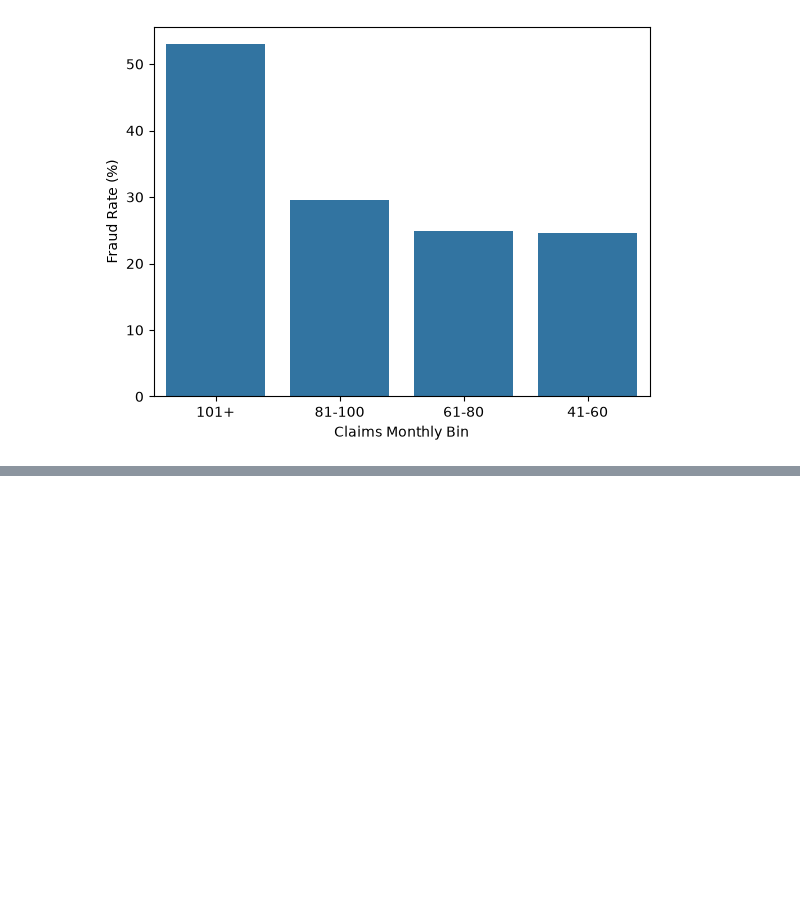
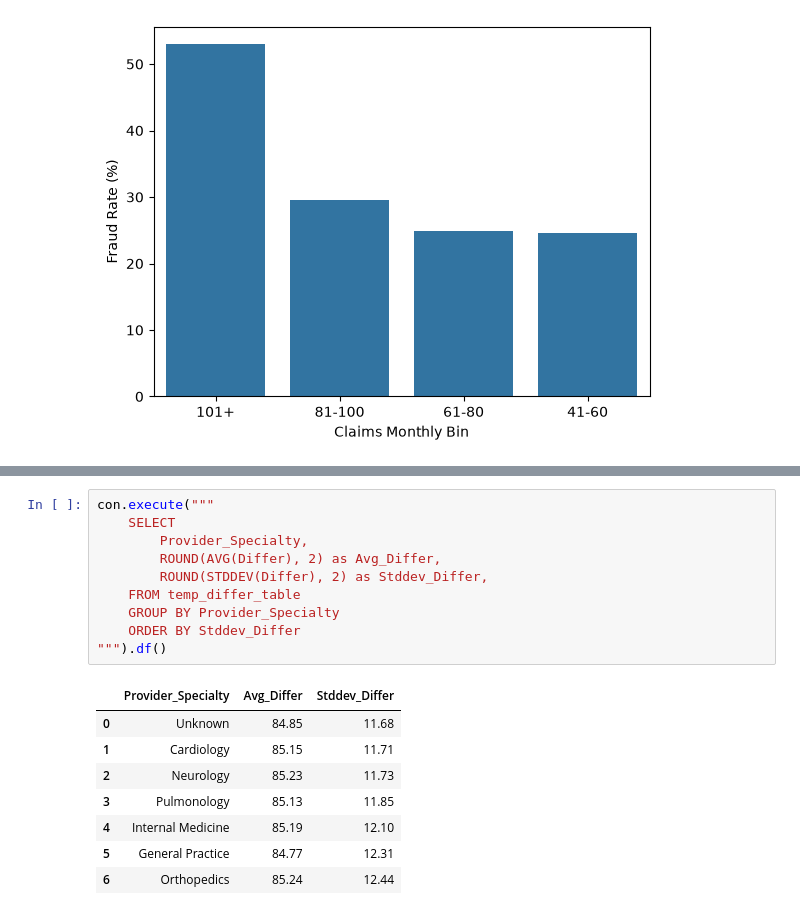
Before and after one commit to jscode-1302/claims_analysis, a Jupyter notebook: notebooks/analysis.ipynb, the cells around one changed output, grey strips where cells are left out. Cells and saved outputs as stored; diff of their text form; blank space fills up the shorter version.

```diff
--- a/notebooks/analysis.ipynb
+++ b/notebooks/analysis.ipynb
@@ -469,0 +543,19 @@ Lastly, I analyzed the categories within Q4 to identify any other relationships
+# %%
+con.execute("""
+    SELECT
+        Provider_Specialty,
+        ROUND(AVG(Differ), 2) as Avg_Differ,
+        ROUND(STDDEV(Differ), 2) as Stddev_Differ,
+    FROM temp_differ_table
+    GROUP BY Provider_Specialty
+    ORDER BY Stddev_Differ
+""").df()
+# %% [output]
+|  | Provider_Specialty | Avg_Differ | Stddev_Differ |
+| 0 | Unknown | 84.85 | 11.68 |
+| 1 | Cardiology | 85.15 | 11.71 |
+| 2 | Neurology | 85.23 | 11.73 |
+| 3 | Pulmonology | 85.13 | 11.85 |
+| 4 | Internal Medicine | 85.19 | 12.10 |
+| 5 | General Practice | 84.77 | 12.31 |
+| 6 | Orthopedics | 85.24 | 12.44 |
```
Also changed, not shown: parts of 15 cells of this notebook.
